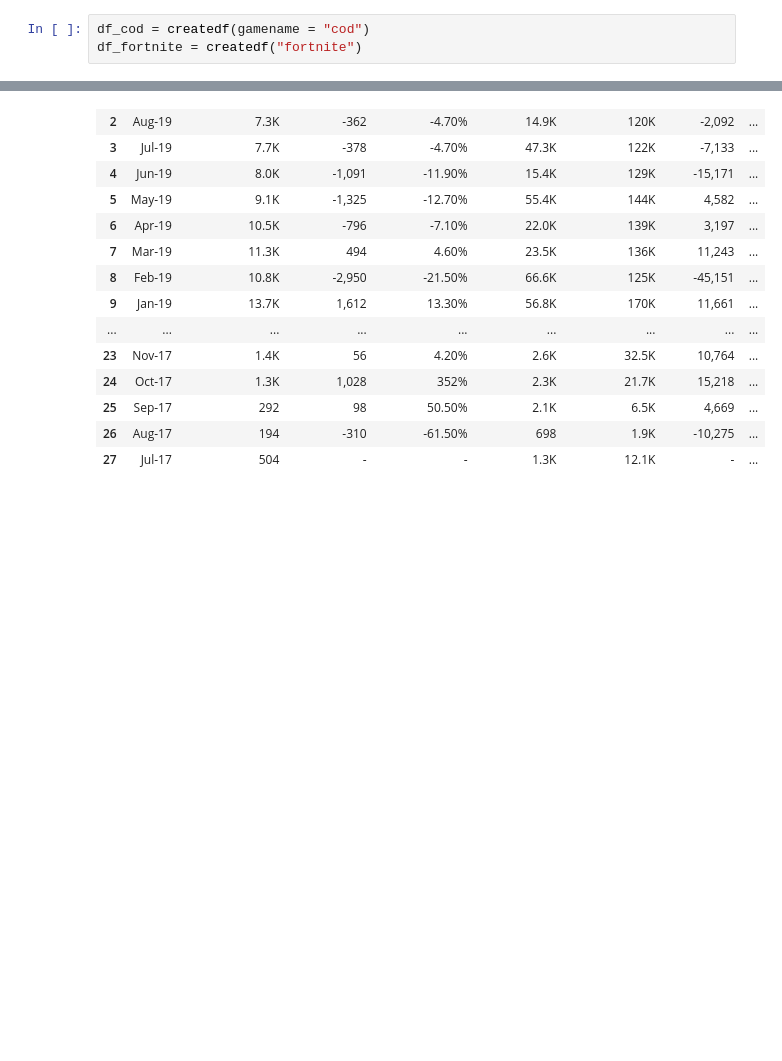
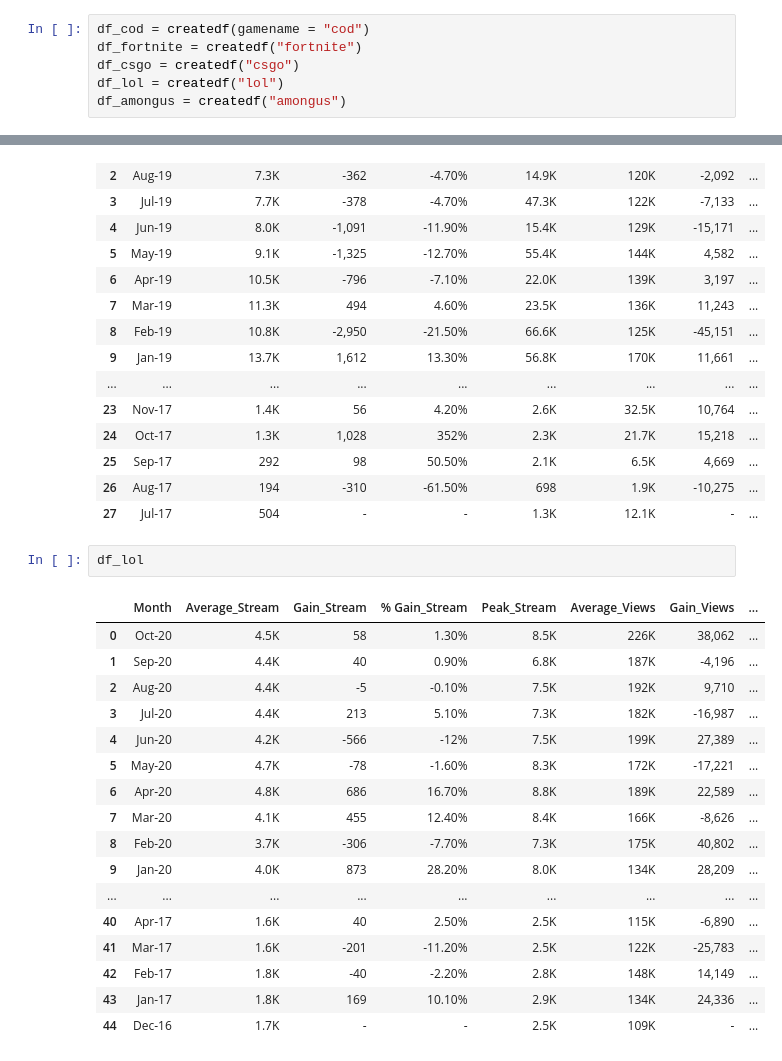
Before and after one commit to asoemardy/great-gaming-googlers, a Jupyter notebook: Tracker Data.ipynb, the cells around one changed output, grey strips where cells are left out. Drawn from its saved outputs; the diff is of its cells as text; blank space fills up the shorter version.

```diff
--- a/Tracker Data.ipynb
+++ b/Tracker Data.ipynb
@@ -20,6 +20,9 @@ def createdf(gamename):
 # %%
 df_cod = createdf(gamename = "cod")
 df_fortnite = createdf("fortnite")
+df_csgo = createdf("csgo")
+df_lol = createdf("lol")
+df_amongus = createdf("amongus")
 # %%
 df_cod
 # %% [output]
@@ -60,3 +63,23 @@ df_fortnite
 | 25 | Sep-17 | 292 | 98 | 50.50% | 2.1K | 6.5K | 4,669 | ... |
 | 26 | Aug-17 | 194 | -310 | -61.50% | 698 | 1.9K | -10,275 | ... |
 | 27 | Jul-17 | 504 | - | - | 1.3K | 12.1K | - | ... |
+# %%
+df_lol
+# %% [output]
+|  | Month | Average_Stream | Gain_Stream | % Gain_Stream | Peak_Stream | Average_Views | Gain_Views | ... |
+| 0 | Oct-20 | 4.5K | 58 | 1.30% | 8.5K | 226K | 38,062 | ... |
+| 1 | Sep-20 | 4.4K | 40 | 0.90% | 6.8K | 187K | -4,196 | ... |
+| 2 | Aug-20 | 4.4K | -5 | -0.10% | 7.5K | 192K | 9,710 | ... |
+| 3 | Jul-20 | 4.4K | 213 | 5.10% | 7.3K | 182K | -16,987 | ... |
+| 4 | Jun-20 | 4.2K | -566 | -12% | 7.5K | 199K | 27,389 | ... |
+| 5 | May-20 | 4.7K | -78 | -1.60% | 8.3K | 172K | -17,221 | ... |
+| 6 | Apr-20 | 4.8K | 686 | 16.70% | 8.8K | 189K | 22,589 | ... |
+| 7 | Mar-20 | 4.1K | 455 | 12.40% | 8.4K | 166K | -8,626 | ... |
+| 8 | Feb-20 | 3.7K | -306 | -7.70% | 7.3K | 175K | 40,802 | ... |
+| 9 | Jan-20 | 4.0K | 873 | 28.20% | 8.0K | 134K | 28,209 | ... |
+| ... | ... | ... | ... | ... | ... | ... | ... | ... |
+| 40 | Apr-17 | 1.6K | 40 | 2.50% | 2.5K | 115K | -6,890 | ... |
+| 41 | Mar-17 | 1.6K | -201 | -11.20% | 2.5K | 122K | -25,783 | ... |
+| 42 | Feb-17 | 1.8K | -40 | -2.20% | 2.8K | 148K | 14,149 | ... |
+| 43 | Jan-17 | 1.8K | 169 | 10.10% | 2.9K | 134K | 24,336 | ... |
+| 44 | Dec-16 | 1.7K | - | - | 2.5K | 109K | - | ... |
```
Also changed, not shown: parts of 2 cells of this notebook, 23 other files.
